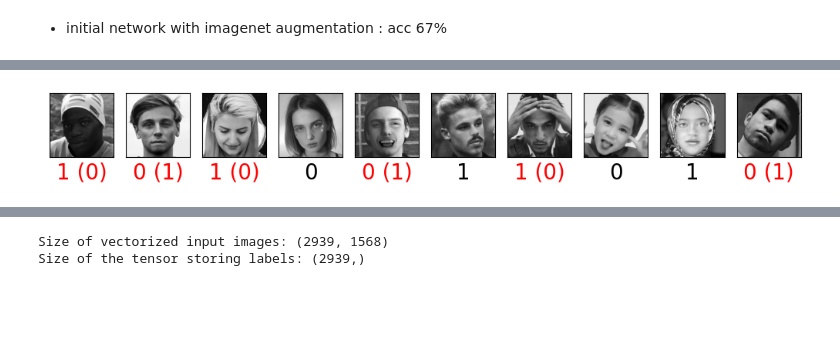
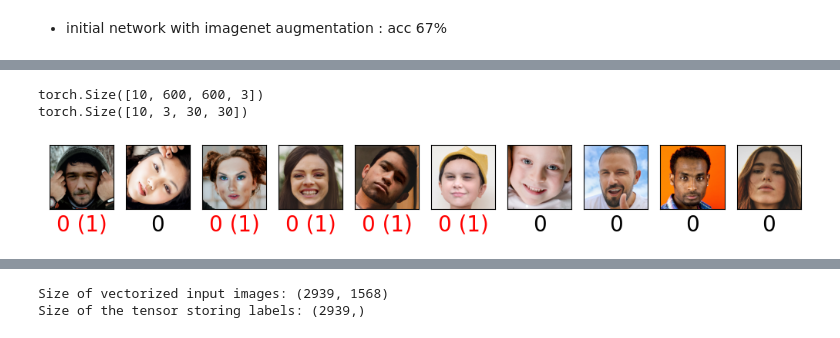
Before and after one commit to MNIKIEMA/Real-and-Fake-Face-Detection, a Jupyter notebook: real-and-fake-face.ipynb, the cells around one changed output, grey strips where cells are left out. Cells and saved outputs as stored; diff of their text form; code cells hidden in the pictures; blank space fills up the shorter version.

```diff
--- a/real-and-fake-face.ipynb
+++ b/real-and-fake-face.ipynb
@@ -202,0 +170,5 @@ class MLPClassif(nn.Module):
+# %%
+transform = T.Compose([
+T.Resize((30, 30))
+])
+transform(x).shape
@@ -203,5 +195,5 @@ class MLPClassif(nn.Module):
 # %%
-model = MLPClassif(30*30, 100, 1)
+model = build_model(pretrained=True, fine_tune=True, num_classes=1)
 def init_weights(m):
     if isinstance(m, nn.Linear):
         torch.nn.init.xavier_uniform_(m.weight.data)
@@ -357,7 +265,7 @@ def plot_images(x,y=None, indices='all', columns=12, x_size=1, y_size=1,
                 xx=x[i].reshape(lx,ly)
             else:
                 xx=x[i]
-        img=axs.imshow(xx,   cmap = cm, norm=norm,)
+        img=axs.imshow(xx,   cmap = cm, norm=norm)
 #         img=axs.imshow(xx,   cmap = cm, interpolation=interpolation)
         axs.set_yticks([])
         axs.set_xticks([])
@@ -376,16 +357,10 @@ def plot_images(x,y=None, indices='all', columns=12, x_size=1, y_size=1,
 # %% [markdown]
 - initial network with imagenet augmentation : acc 67%
 # %%
-#model = MLPClassif(30*30, 100, 1)
+model = model.to(device)
 num_epochs = 20
-learning_rate = 0.11
+learning_rate = 0.0001
 loss_fn = nn.BCEWithLogitsLoss()
-model = model.to(device)
-print(next(model.parameters()).is_cuda)
-model_trained, history = train_val_binary_classifier(model,
-                                                                     train_data_loader,
-                                                                     valid_data_loader,
-                                                                     num_epochs,loss_fn,
-                                                                     learning_rate,
-                                                                     verbose=True)
+model_cnn, history= training_cnn_classifier(model, train_data_loader,valid_data_loader, num_epochs,
+                            loss_fn, learning_rate, verbose=True)
 # %% [output]
@@ -409,15 +394,19 @@ Train loss: 191.53966 | Test loss: 14.15013 | Test acc: 61.00%
 # %%
 sigmoid = nn.Sigmoid()
 x_test, y_test,_ = next(iter(test_data_loader))
-transform_ = T.Resize(size = (30,30))
-x_t = transform_(x_test)
-y_pred = model(x_t.squeeze().view(10,-1))
+print(x_test.shape)
+transform_ = T.Resize(size = [30,30])
+x_t = transform_(x_test.permute(0,3,1,2))
+print(x_t.shape)
+y_pred = model_cnn(x_t)
 y_test = y_test.numpy().astype(int)
 y_pred = torch.round(sigmoid(y_pred)).squeeze(1).detach().numpy().astype(int)
 x_test = x_test.squeeze().numpy()
-plot_images(x_test, y_test, range(0,10), columns=12, x_size=1, y_size=1, y_pred=y_pred)
+plot_images(x_test/255, y_test, range(0,10), columns=12, x_size=1, y_size=1, y_pred=y_pred)
 # %% [output]
+torch.Size([10, 600, 600, 3])
+torch.Size([10, 3, 30, 30])
-[figure, old version]
+[figure, new version]
 # %%
 plot_history(history)
 # %% [output]
```
Also changed, not shown: parts of 27 cells of this notebook.
